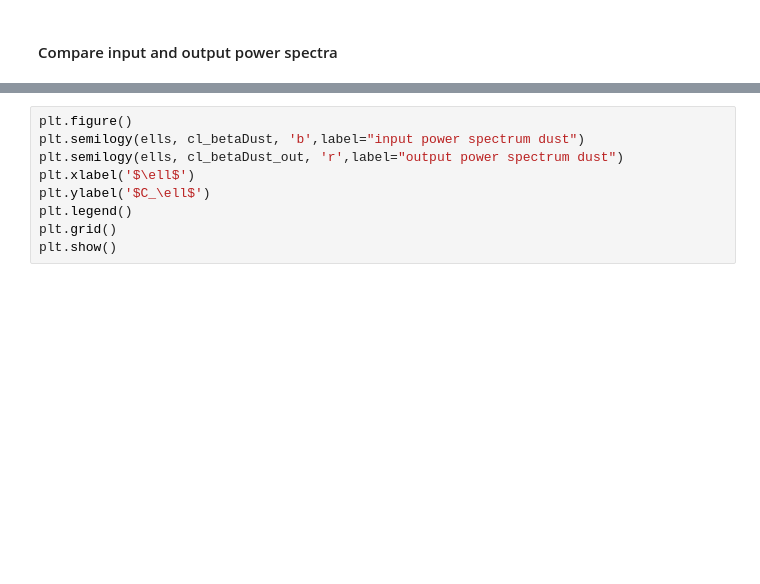
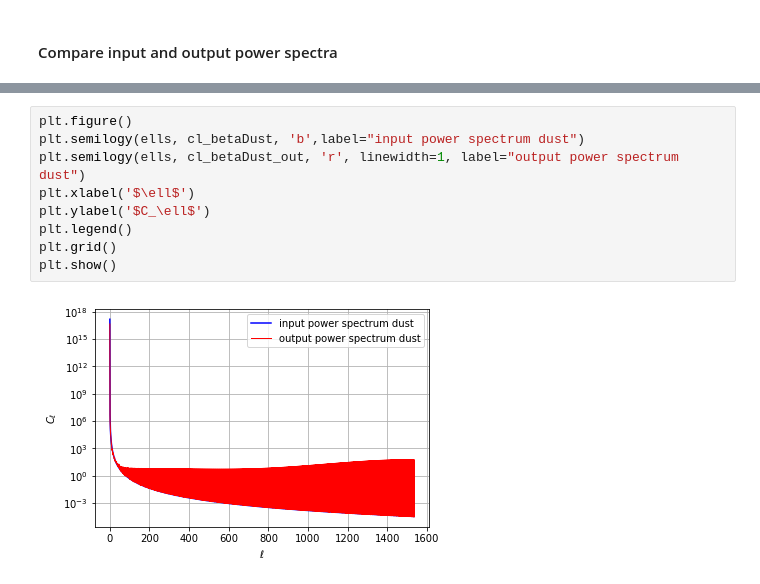
Before and after one commit to susannaaz/SO_BBsims, a Jupyter notebook: beta_scaling.ipynb, the cells around one changed output, grey strips where cells are left out. Cells and saved outputs as stored; diff of their text form; blank space fills up the shorter version.

```diff
--- a/beta_scaling.ipynb
+++ b/beta_scaling.ipynb
@@ -77,9 +84,11 @@ plt.show()
 # %%
 plt.figure()
 plt.semilogy(ells, cl_betaDust, 'b',label="input power spectrum dust")
-plt.semilogy(ells, cl_betaDust_out, 'r',label="output power spectrum dust")
+plt.semilogy(ells, cl_betaDust_out, 'r', linewidth=1, label="output power spectrum dust")
 plt.xlabel('$\ell$')
 plt.ylabel('$C_\ell$')
 plt.legend()
 plt.grid()
 plt.show()
+# %% [output]
+[figure, added]
```
Also changed, not shown: parts of 3 cells of this notebook.
